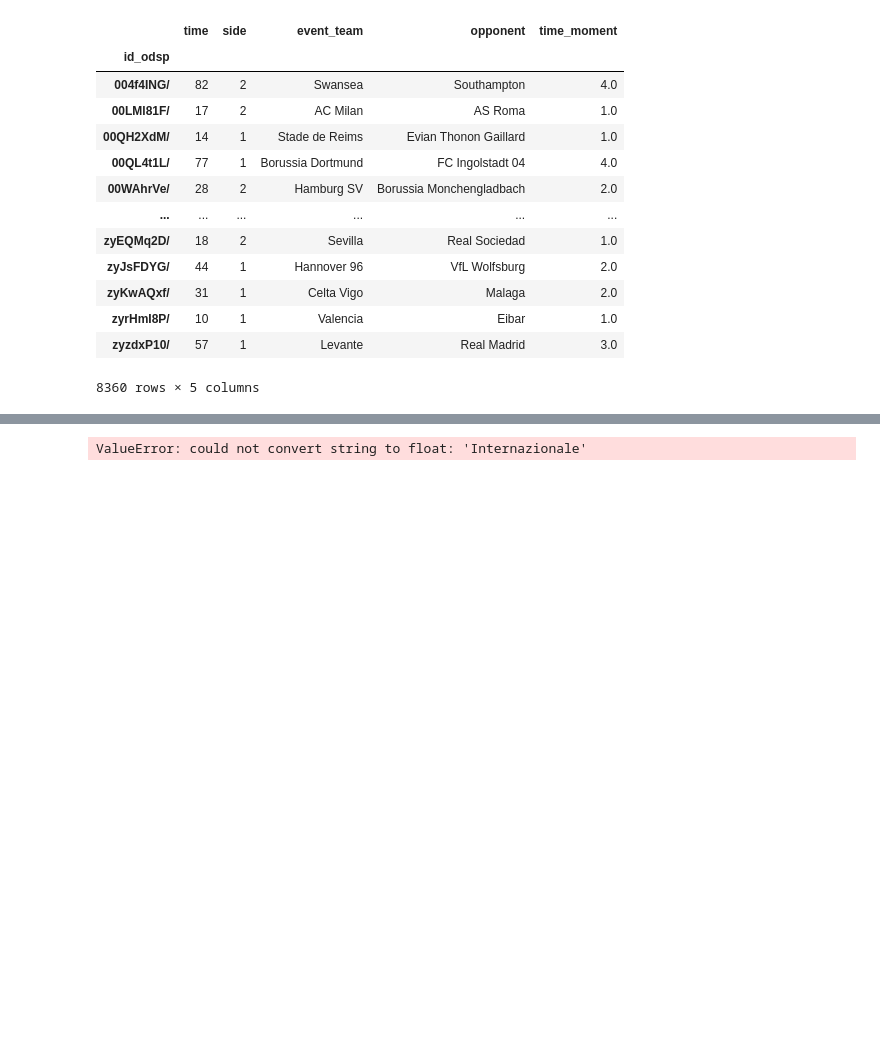
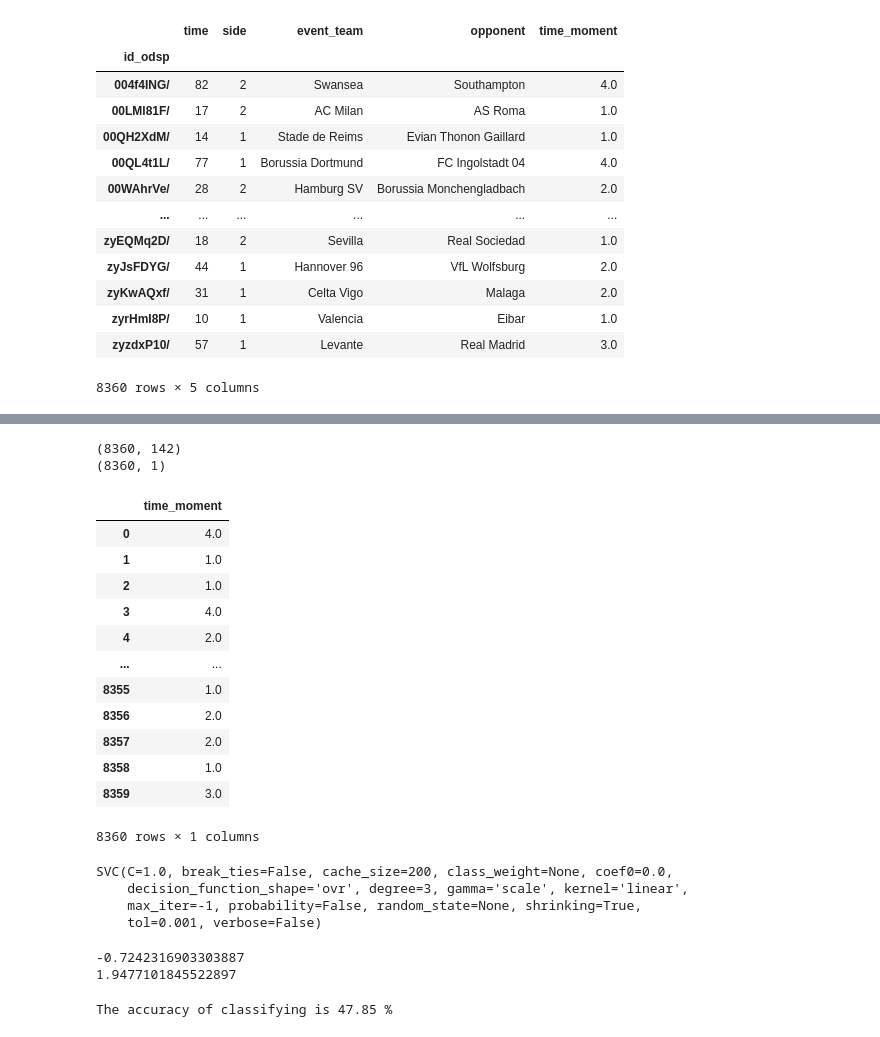
Before and after one commit to gmtorres/MIEIC_19_20_IART, a Jupyter notebook: Proj2/first_goal.ipynb, the cells around one changed output, grey strips where cells are left out. Drawn from its saved outputs; the diff is of its cells as text; code cells hidden in the pictures; blank space fills up the shorter version.

Commit message:
more on predictions

```diff
--- a/Proj2/first_goal.ipynb
+++ b/Proj2/first_goal.ipynb
@@ -94,10 +121,56 @@ data.head()
+# %%
+X = data.iloc[:,1:]
+y = data.iloc[:,:1]
+#y = np.ravel(y)
+print(X.shape)
+print(y.shape)
+y
+# %% [output]
+(8360, 142)
+(8360, 1)
+|  | time_moment |
+| 0 | 4.0 |
+| 1 | 1.0 |
+| 2 | 1.0 |
+| 3 | 4.0 |
+| 4 | 2.0 |
+| ... | ... |
+| 8355 | 1.0 |
+| 8356 | 2.0 |
+| 8357 | 2.0 |
+| 8358 | 1.0 |
+| 8359 | 3.0 |
+8360 rows × 1 columns
 # %%
 X_train, X_test, y_train, y_test = train_test_split(X, y, test_size=0.35, random_state=1)
 # %%
-clf = RandomForestClassifier(n_estimators=500)
+#clf = RandomForestClassifier(n_estimators=500)
+clf = svm.SVC(kernel='linear')
 clf.fit(X_train, y_train)
 # %% [output]
-ValueError: could not convert string to float: 'Internazionale'
+SVC(C=1.0, break_ties=False, cache_size=200, class_weight=None, coef0=0.0,
+    decision_function_shape='ovr', degree=3, gamma='scale', kernel='linear',
+    max_iter=-1, probability=False, random_state=None, shrinking=True,
+    tol=0.001, verbose=False)
+# %%
+y_pred = clf.predict(X_test)
+
+print(r2_score(y_test, y_pred))
+
+print(mean_squared_error(y_test, y_pred))
+# %% [output]
+-0.7242316903303887
+1.9477101845522897
+# %%
+accuracy = clf.score(X_test, y_test)
+#y_pred = clf.predict_proba(X_test)
+#predict = clf.predict(X_test)
+#y_total = y_train.count()
+#y_positive = y_train.sum()
+#print('The training set contains {} examples (games) of which {} are positives .'.format(y_total, y_positive))
+print('The accuracy of classifying is {:.2f} %'.format(accuracy*100))
+# %% [output]
+The accuracy of classifying is 47.85 %
 # %%
 mlp = clf
 mlp.score(X_train, y_train)
```
Also changed, not shown: parts of 4 cells of this notebook, 1 other file.
